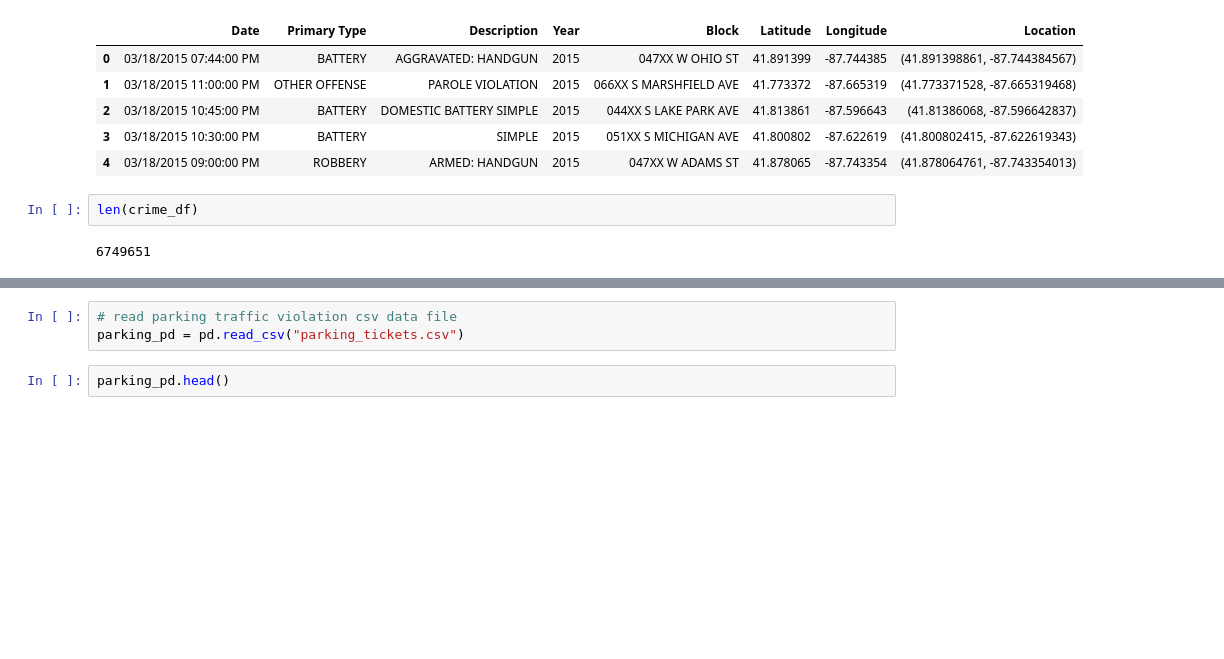
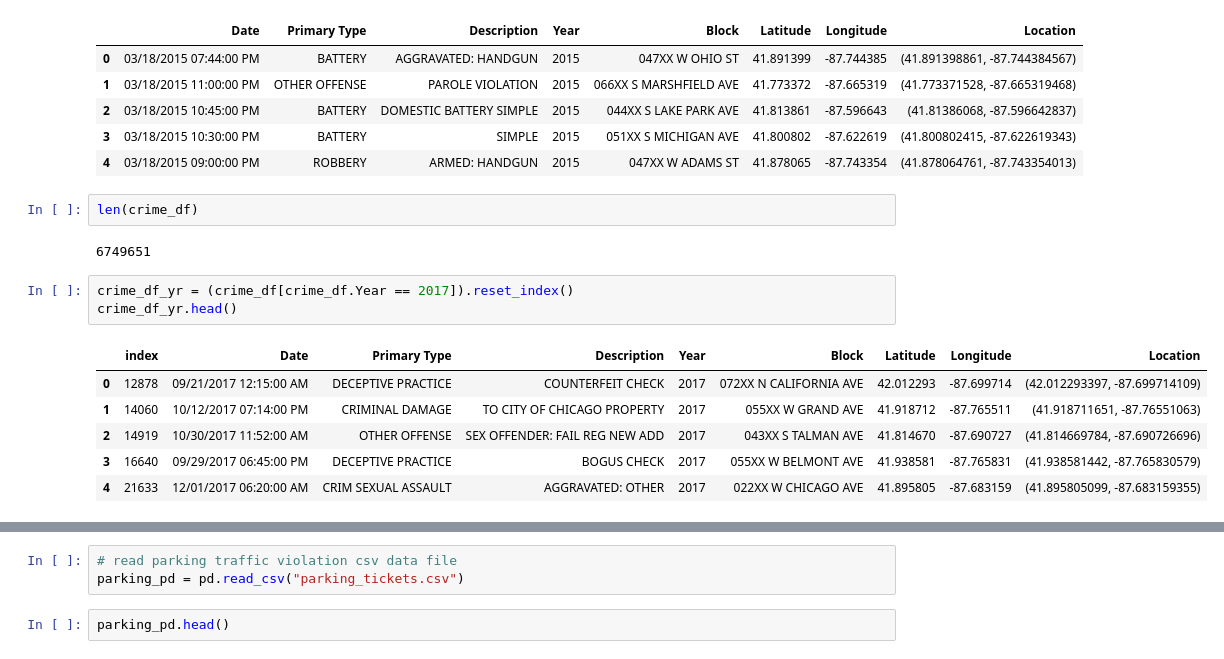
Before and after one commit to UCB-INFO-PYTHON/W200Fall18_GroupProject_Jon-Thanh-Eddie, a Jupyter notebook: crime_data.ipynb, the cells around one changed output, grey strips where cells are left out. Cells and saved outputs as stored; diff of their text form; blank space fills up the shorter version.

```diff
--- a/crime_data.ipynb
+++ b/crime_data.ipynb
@@ -39,3 +39,13 @@ crime_df.head()
 len(crime_df)
 # %% [output]
 6749651
+# %%
+crime_df_yr = (crime_df[crime_df.Year == 2017]).reset_index()
+crime_df_yr.head()
+# %% [output]
+|  | index | Date | Primary Type | Description | Year | Block | Latitude | Longitude | Location |
+| 0 | 12878 | 09/21/2017 12:15:00 AM | DECEPTIVE PRACTICE | COUNTERFEIT CHECK | 2017 | 072XX N CALIFORNIA AVE | 42.012293 | -87.699714 | (42.012293397, -87.699714109) |
+| 1 | 14060 | 10/12/2017 07:14:00 PM | CRIMINAL DAMAGE | TO CITY OF CHICAGO PROPERTY | 2017 | 055XX W GRAND AVE | 41.918712 | -87.765511 | (41.918711651, -87.76551063) |
+| 2 | 14919 | 10/30/2017 11:52:00 AM | OTHER OFFENSE | SEX OFFENDER: FAIL REG NEW ADD | 2017 | 043XX S TALMAN AVE | 41.814670 | -87.690727 | (41.814669784, -87.690726696) |
+| 3 | 16640 | 09/29/2017 06:45:00 PM | DECEPTIVE PRACTICE | BOGUS CHECK | 2017 | 055XX W BELMONT AVE | 41.938581 | -87.765831 | (41.938581442, -87.765830579) |
+| 4 | 21633 | 12/01/2017 06:20:00 AM | CRIM SEXUAL ASSAULT | AGGRAVATED: OTHER | 2017 | 022XX W CHICAGO AVE | 41.895805 | -87.683159 | (41.895805099, -87.683159355) |
```
Also changed, not shown: parts of 2 cells of this notebook.
